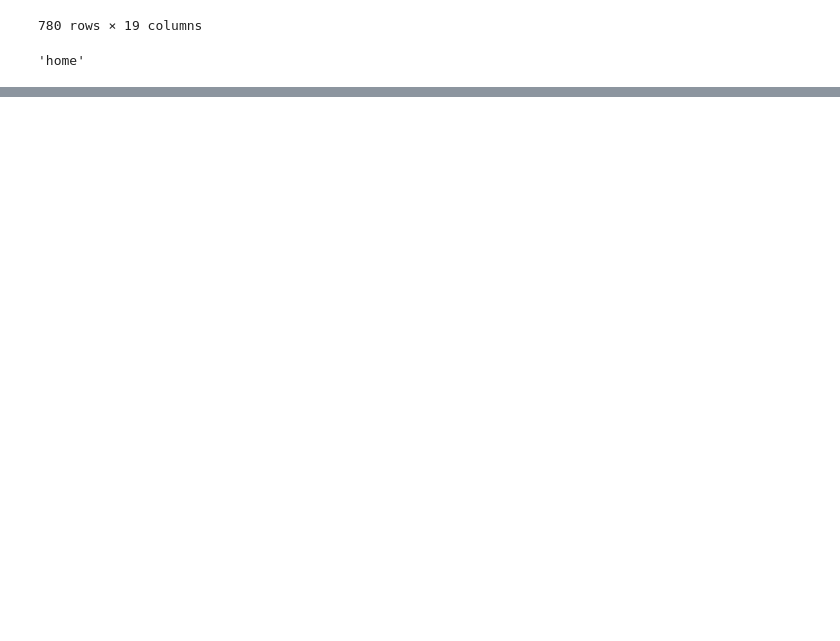
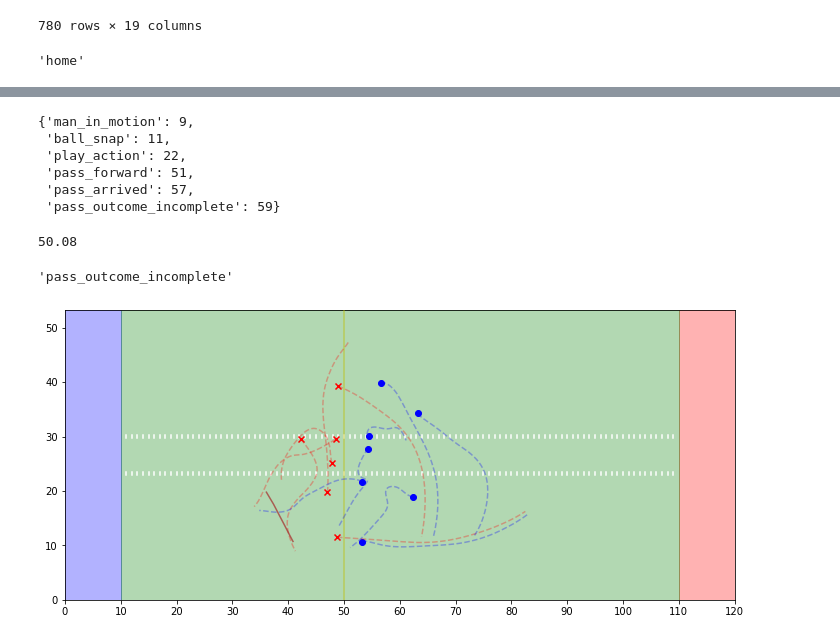
Before and after one commit to jhowenstein/nfl-big-data, a Jupyter notebook: Play - Analysis Dev.ipynb, the cells around one changed output, grey strips where cells are left out. Cells and saved outputs as stored; diff of their text form; code cells hidden in the pictures; blank space fills up the shorter version.

```diff
--- a/Play - Analysis Dev.ipynb
+++ b/Play - Analysis Dev.ipynb
@@ -193,0 +135,21 @@ plt.show()
+# %%
+play.events
+# %% [output]
+{'man_in_motion': 9,
+ 'ball_snap': 11,
+ 'play_action': 22,
+ 'pass_forward': 51,
+ 'pass_arrived': 57,
+ 'pass_outcome_incomplete': 59}
+# %%
+play.line_of_scrimmage
+# %% [output]
+50.08
+# %%
+play.outcome_event
+# %% [output]
+'pass_outcome_incomplete'
+# %%
+play.plot_play(scale=1)
+# %% [output]
+[figure, added]
```
Also changed, not shown: parts of 15 cells of this notebook, 2 other files.
